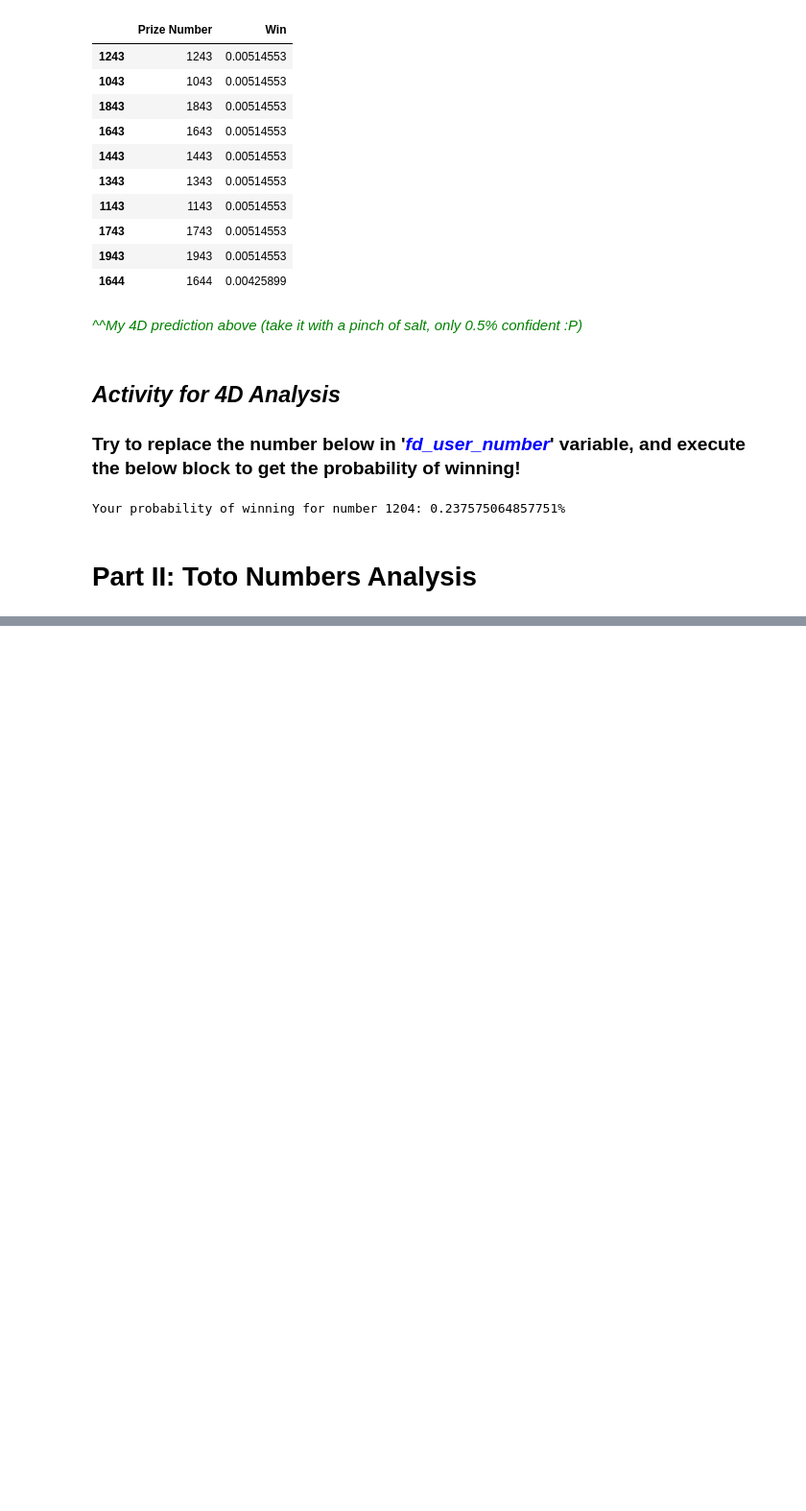
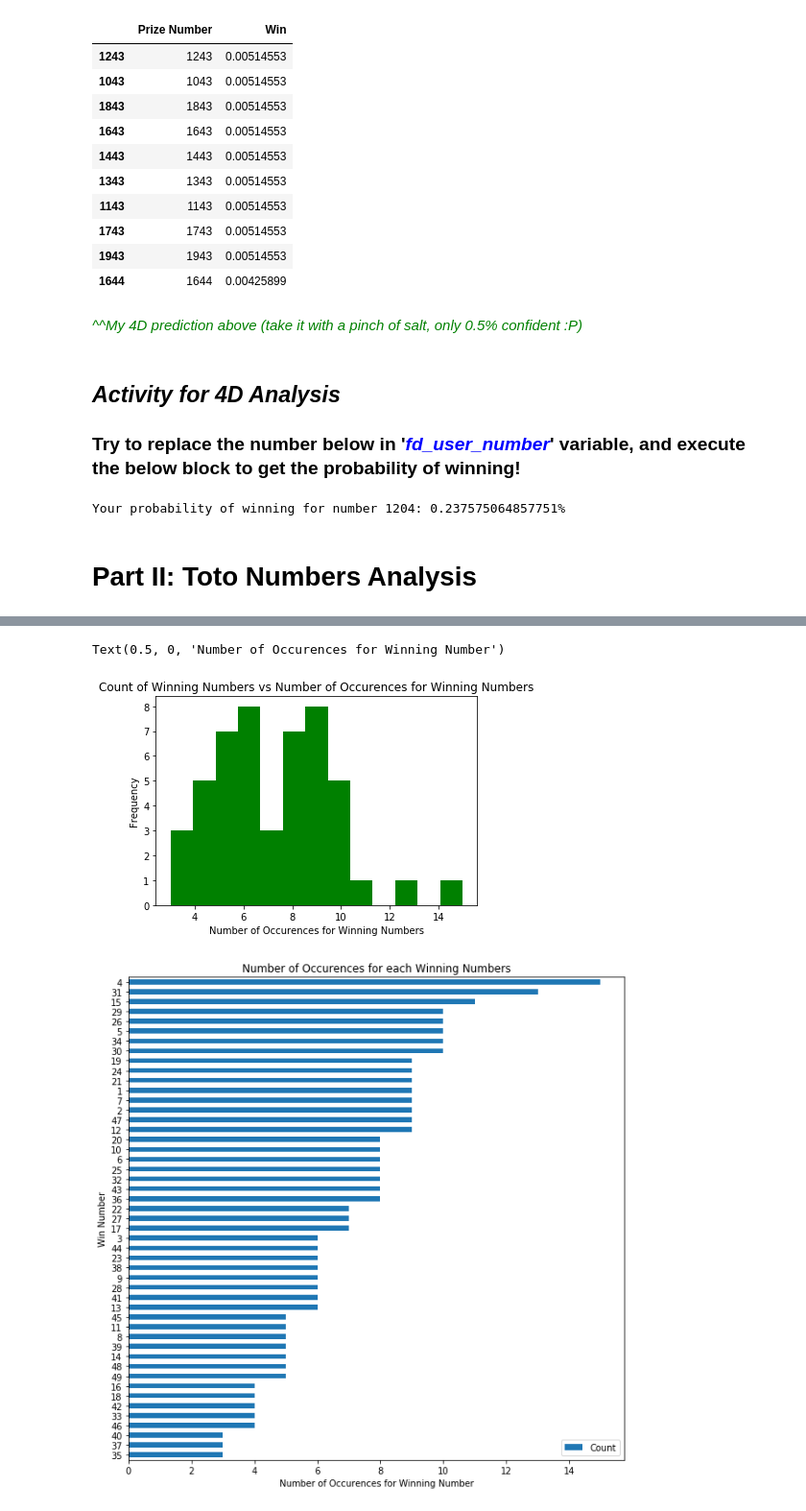
Before and after one commit to yongyct/singapore-pools-analysis, a Jupyter notebook: singapore_pools_analysis.ipynb, the cells around one changed output, grey strips where cells are left out. Shown: that part at 96% size. Drawn from its saved outputs; the diff is of its cells as text; code cells hidden in the pictures; blank space fills up the shorter version.

```diff
--- a/singapore_pools_analysis.ipynb
+++ b/singapore_pools_analysis.ipynb
@@ -347,0 +354,23 @@ toto_result_df[toto_result_df['Win'] == 1].groupby('Win Number').count().iloc[:,
+# %%
+### Plot out histogram of number occurences frequencies ###
+toto_result_df[toto_result_df['Win'] == 1]\
+    .groupby('Win Number').count().iloc[:, 0].sort_values(ascending=False)\
+    .plot(
+        kind='hist',
+        title='Count of Winning Numbers vs Number of Occurences for Winning Numbers',
+        color='g',
+        bins=13
+    ).set_xlabel('Number of Occurences for Winning Numbers')
+toto_result_df[toto_result_df['Win'] == 1]\
+    .groupby('Win Number').count().iloc[:, [0]]\
+    .rename(columns={'Win Type': 'Count'})\
+    .sort_values(by='Count')\
+    .plot(
+        kind='barh',
+        figsize=(10, 10),
+        title='Number of Occurences for each Winning Numbers'
+    ).set_xlabel('Number of Occurences for Winning Number')
+# %% [output]
+Text(0.5, 0, 'Number of Occurences for Winning Number')
+[figure, added]
+[figure, added]
```
Also changed, not shown: parts of 7 cells of this notebook.
